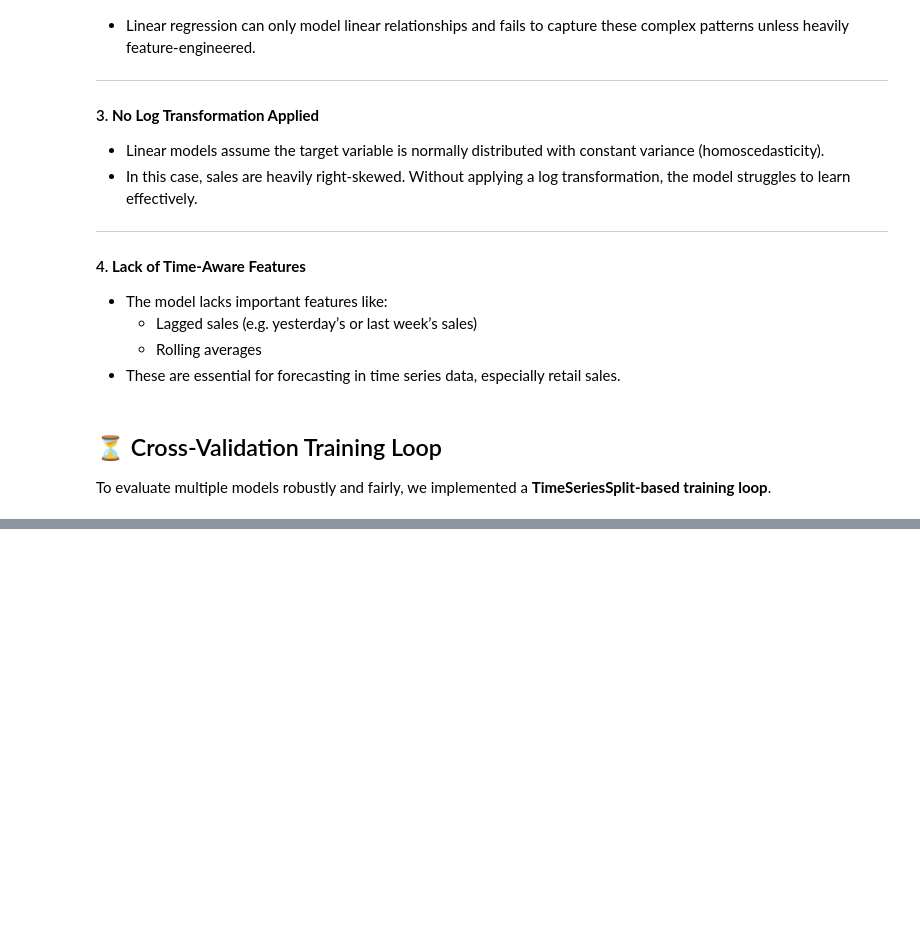
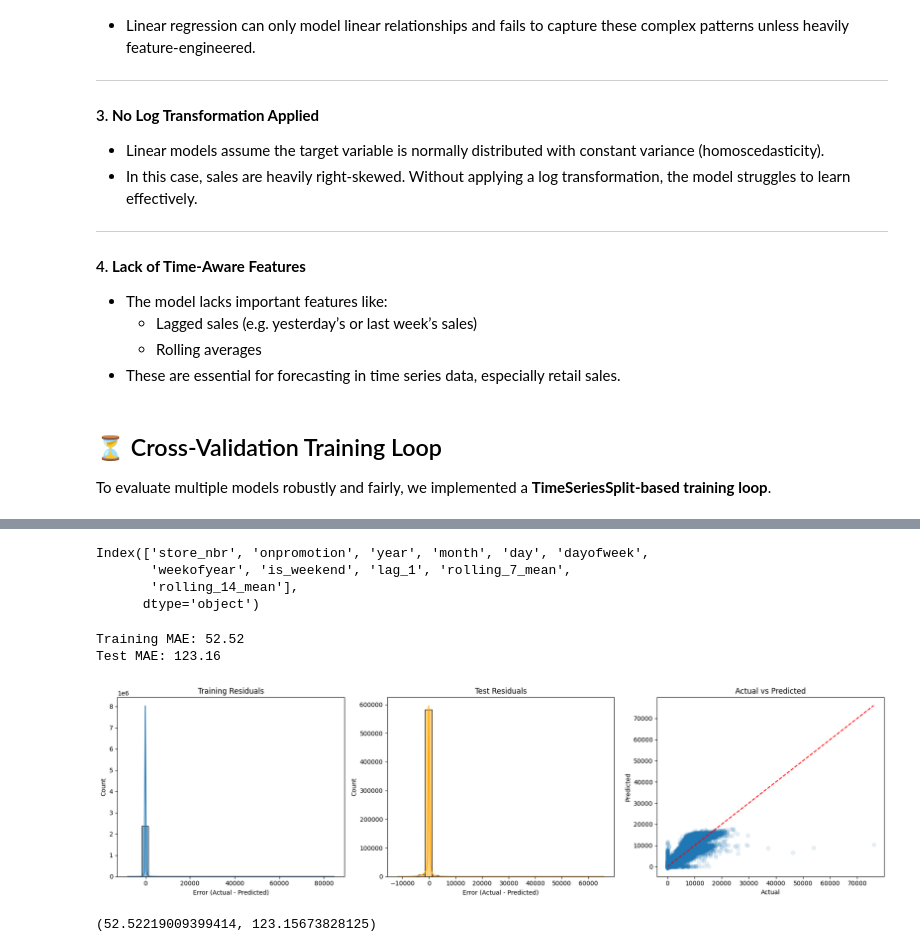
Before and after one commit to gregloos/Store-Sales-Forecasting, a Jupyter notebook: forecasting.ipynb, the cells around one changed output, grey strips where cells are left out. Saved outputs shown, nothing was run; the diff lists cells and outputs as text; code cells hidden in the pictures; blank space fills up the shorter version.

Commit message:
Created an Xgboost model that significantly improved the prediction accuracy

```diff
--- a/forecasting.ipynb
+++ b/forecasting.ipynb
@@ -294,0 +326,23 @@ def evaluate_model(X, y, model, test_size=0.2, shuffle=False, plot_errors=True):
+# %%
+# Sort and group
+train_data = train_data.sort_values(['store_nbr', 'family', 'date'])
+
+# Create lag and rolling features
+group_cols = ['store_nbr', 'family']
+
+# Lag of 1 day
+train_data['lag_1'] = train_data.groupby(group_cols)['sales'].shift(1)
+
+# 7-day rolling mean
+train_data['rolling_7_mean'] = (
+    train_data
+    .groupby(group_cols)['sales']
+    .transform(lambda x: x.shift(1).rolling(7).mean())
+)
+
+# 14-day rolling mean
+train_data['rolling_14_mean'] = (
+    train_data
+    .groupby(group_cols)['sales']
+    .transform(lambda x: x.shift(1).rolling(14).mean())
+)
@@ -294,0 +369,27 @@ def evaluate_model(X, y, model, test_size=0.2, shuffle=False, plot_errors=True):
+# %%
+train_data = train_data.dropna(subset=['lag_1', 'rolling_7_mean', 'rolling_14_mean'])
+# %%
+X = train_data.drop(['sales', 'target', 'id', 'date', 'family'], axis=1)
+y = train_data['target']
+# %%
+X.columns
+# %% [output]
+Index(['store_nbr', 'onpromotion', 'year', 'month', 'day', 'dayofweek',
+       'weekofyear', 'is_weekend', 'lag_1', 'rolling_7_mean',
+       'rolling_14_mean'],
+      dtype='object')
+# %%
+model = XGBRegressor(
+    n_estimators=100,
+    learning_rate=0.1,
+    max_depth=6,
+    random_state=42,
+    verbosity=0
+)
+# %%
+evaluate_model(X, y, model)
+# %% [output]
+Training MAE: 52.52
+Test MAE: 123.16
+[figure, added]
+(52.52219009399414, 123.15673828125)
```
Also changed, not shown: parts of 3 cells of this notebook.
